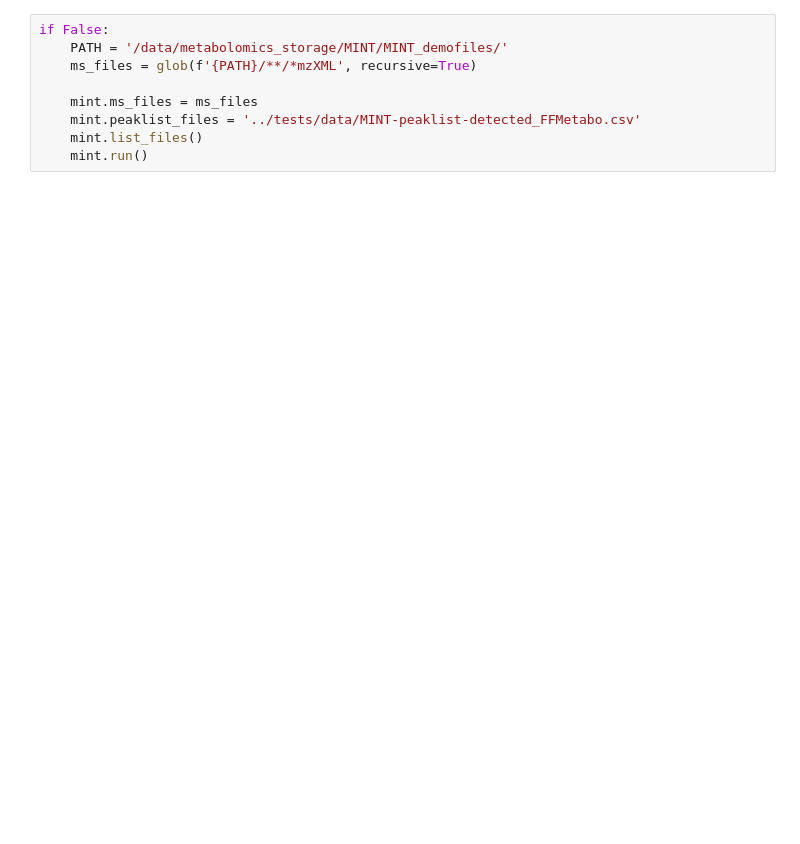
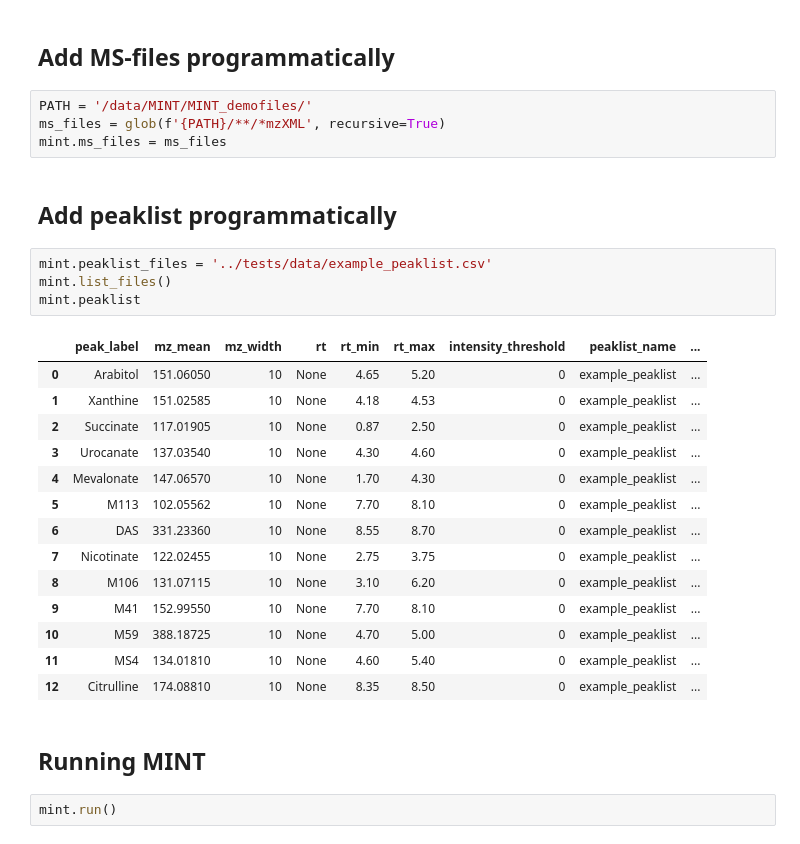
Before and after one commit to LewisResearchGroup/ms-mint, a Jupyter notebook: notebooks/MINT__demo.ipynb, the cells around one changed output. Saved outputs shown, nothing was run; the diff lists cells and outputs as text; blank space fills up the shorter version.

```diff
--- a/notebooks/MINT__demo.ipynb
+++ b/notebooks/MINT__demo.ipynb
@@ -18,9 +14,31 @@ VBox(children=(HBox(children=(SelectFilesButton(description='Peaklist', icon='sq
+# %% [markdown]
+## Add MS-files programmatically
 # %%
-if False:
-    PATH = '/data/metabolomics_storage/MINT/MINT_demofiles/'
-    ms_files = glob(f'{PATH}/**/*mzXML', recursive=True)
-
-    mint.ms_files = ms_files
-    mint.peaklist_files = '../tests/data/MINT-peaklist-detected_FFMetabo.csv'
-    mint.list_files()
-    mint.run()
+PATH = '/data/MINT/MINT_demofiles/'
+ms_files = glob(f'{PATH}/**/*mzXML', recursive=True)
+mint.ms_files = ms_files
+# %% [markdown]
+## Add peaklist programmatically
+# %%
+mint.peaklist_files = '../tests/data/example_peaklist.csv'
+mint.list_files()
+mint.peaklist
+# %% [output]
+|  | peak_label | mz_mean | mz_width | rt | rt_min | rt_max | intensity_threshold | peaklist_name | ... |
+| 0 | Arabitol | 151.06050 | 10 | None | 4.65 | 5.20 | 0 | example_peaklist | ... |
+| 1 | Xanthine | 151.02585 | 10 | None | 4.18 | 4.53 | 0 | example_peaklist | ... |
+| 2 | Succinate | 117.01905 | 10 | None | 0.87 | 2.50 | 0 | example_peaklist | ... |
+| 3 | Urocanate | 137.03540 | 10 | None | 4.30 | 4.60 | 0 | example_peaklist | ... |
+| 4 | Mevalonate | 147.06570 | 10 | None | 1.70 | 4.30 | 0 | example_peaklist | ... |
+| 5 | M113 | 102.05562 | 10 | None | 7.70 | 8.10 | 0 | example_peaklist | ... |
+| 6 | DAS | 331.23360 | 10 | None | 8.55 | 8.70 | 0 | example_peaklist | ... |
+| 7 | Nicotinate | 122.02455 | 10 | None | 2.75 | 3.75 | 0 | example_peaklist | ... |
+| 8 | M106 | 131.07115 | 10 | None | 3.10 | 6.20 | 0 | example_peaklist | ... |
+| 9 | M41 | 152.99550 | 10 | None | 7.70 | 8.10 | 0 | example_peaklist | ... |
+| 10 | M59 | 388.18725 | 10 | None | 4.70 | 5.00 | 0 | example_peaklist | ... |
+| 11 | MS4 | 134.01810 | 10 | None | 4.60 | 5.40 | 0 | example_peaklist | ... |
+| 12 | Citrulline | 174.08810 | 10 | None | 8.35 | 8.50 | 0 | example_peaklist | ... |
+# %% [markdown]
+## Running MINT
+# %%
+mint.run()
```
Also changed, not shown: parts of 18 cells of this notebook, 22 other files.
